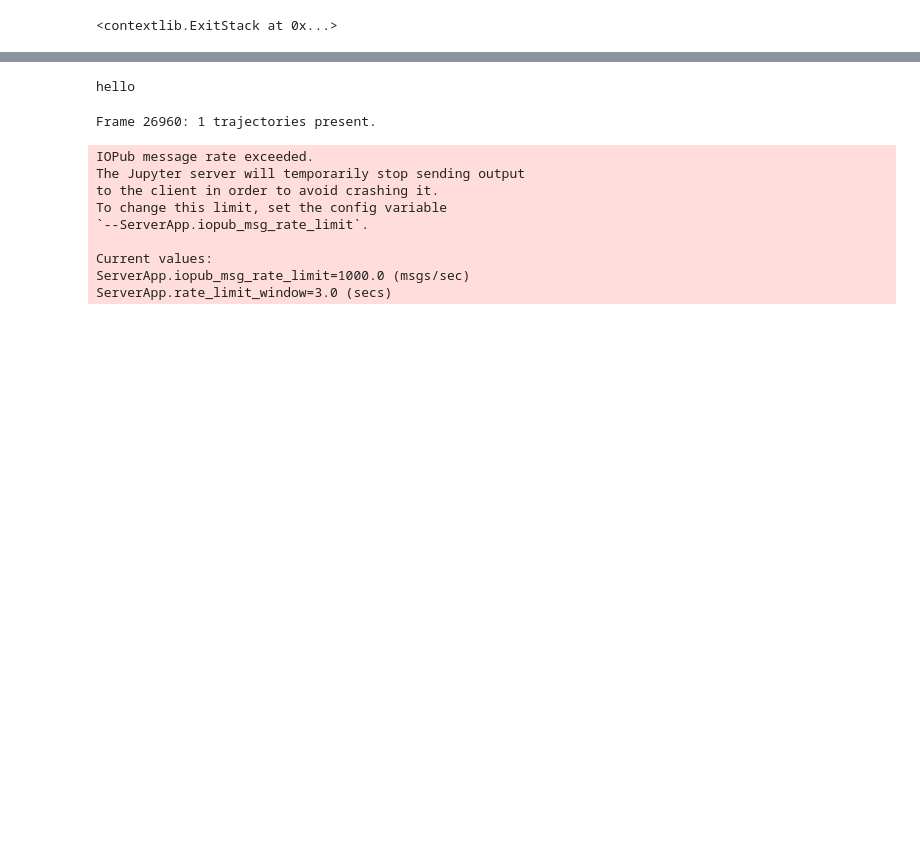
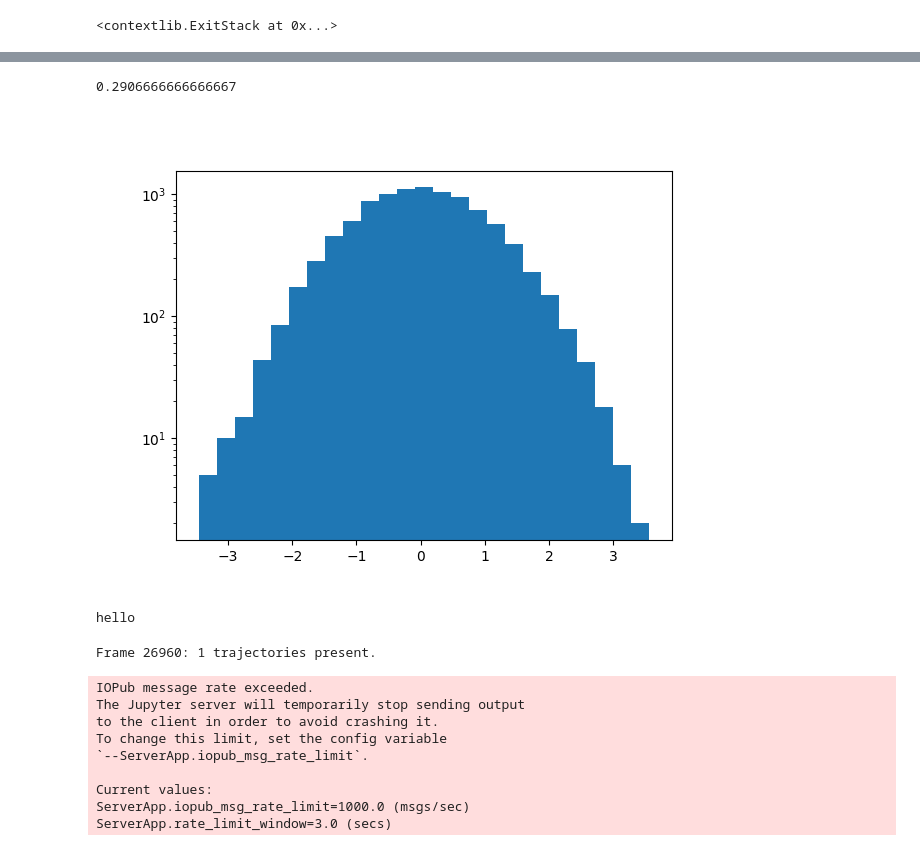
Before and after one commit to complex-lab/robotic_swarms, a Jupyter notebook: interactiveLocateTest.ipynb, the cells around one changed output, grey strips where cells are left out. Cells and saved outputs as stored; diff of their text form; code cells hidden in the pictures; blank space fills up the shorter version.

```diff
--- a/interactiveLocateTest.ipynb
+++ b/interactiveLocateTest.ipynb
@@ -240,5 +254,21 @@ No artists with labels found to put in legend.  Note that artists whose label st
 [figure]
 [figure]
+# %%
+vNom = 1#cm/s
+deltaNom = vNom/fps
+deltaNomPix = deltaNom/pixelSize
+deltaNomPix
+# %% [output]
+0.2906666666666667
+# %%
+fig,ax=plt.subplots()
+ts = np.random.normal(size=10000)
+
+ax.hist(ts,bins=25)
+ax.set_yscale('log')
+plt.show()
+# %% [output]
+[figure, added]
 # %%
 print('hello')
 # %% [output]
```
Also changed, not shown: parts of 6 cells of this notebook.
